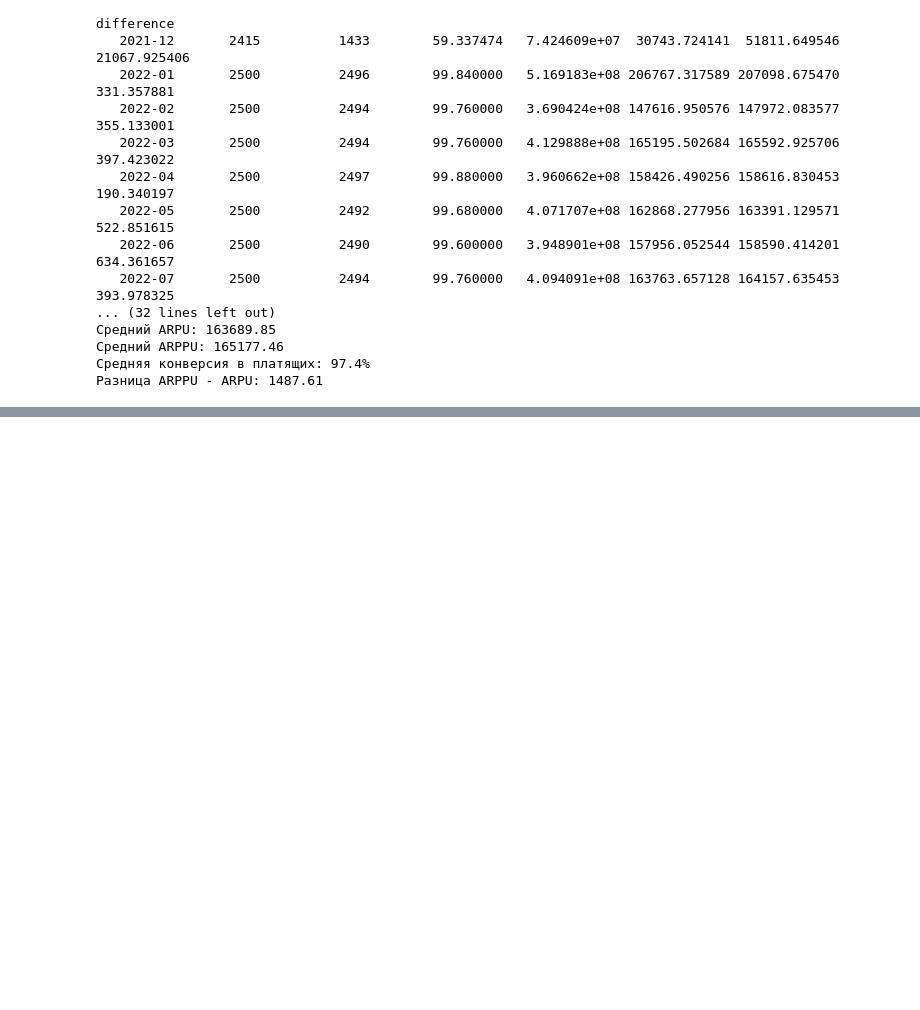
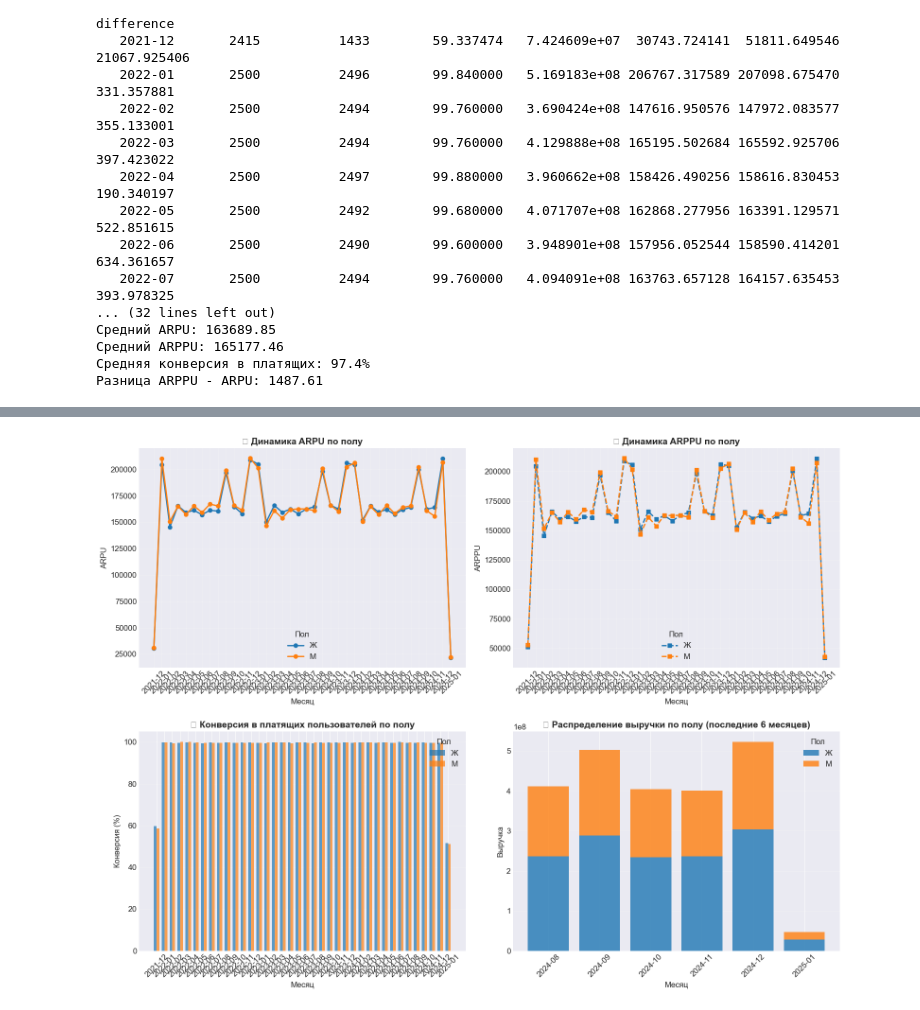
Before and after one commit to Konstantin-Sukh/big_data_yandex, a Jupyter notebook: arpu.ipynb, the cells around one changed output, grey strips where cells are left out. Drawn from its saved outputs; the diff is of its cells as text; code cells hidden in the pictures; blank space fills up the shorter version.

```diff
--- a/arpu.ipynb
+++ b/arpu.ipynb
@@ -340,0 +446,87 @@ plt.grid(True, alpha=0.3)
+# %%
+import matplotlib.pyplot as plt
+import seaborn as sns
+
+# Устанавливаем стиль
+plt.style.use('seaborn-v0_8-darkgrid')
+fig, axes = plt.subplots(2, 2, figsize=(16, 12))
+
+# График 1: Динамика ARPU по полу
+for gender in arpu_gender_df['gender'].unique():
+    gender_data = arpu_gender_df[arpu_gender_df['gender'] == gender].sort_values('year_month')
+    axes[0, 0].plot(gender_data['year_month'], gender_data['ARPU'],
+                   marker='o', linewidth=2, label=gender, markersize=6)
+
+axes[0, 0].set_title('📈 Динамика ARPU по полу', fontsize=14, fontweight='bold')
+axes[0, 0].set_xlabel('Месяц')
+axes[0, 0].set_ylabel('ARPU')
+axes[0, 0].legend(title='Пол')
+axes[0, 0].tick_params(axis='x', rotation=45)
+axes[0, 0].grid(True, alpha=0.3)
+
+# График 2: Динамика ARPPU по полу
+for gender in arpu_gender_df['gender'].unique():
+    gender_data = arpu_gender_df[arpu_gender_df['gender'] == gender].sort_values('year_month')
+    axes[0, 1].plot(gender_data['year_month'], gender_data['ARPPU'],
+                   marker='s', linewidth=2, label=gender, markersize=6, linestyle='--')
+
+axes[0, 1].set_title('💰 Динамика ARPPU по полу', fontsize=14, fontweight='bold')
+axes[0, 1].set_xlabel('Месяц')
+axes[0, 1].set_ylabel('ARPPU')
+axes[0, 1].legend(title='Пол')
+axes[0, 1].tick_params(axis='x', rotation=45)
+axes[0, 1].grid(True, alpha=0.3)
+
+# График 3: Конверсия по полу
+bar_width = 0.35
+months = sorted(arpu_gender_df['year_month'].unique())
+x = range(len(months))
+
+for idx, gender in enumerate(arpu_gender_df['gender'].unique()):
+    gender_data = arpu_gender_df[arpu_gender_df['gender'] == gender].sort_values('year_month')
+    positions = [i + bar_width * idx for i in x]
+    axes[1, 0].bar(positions, gender_data['conversion_rate'],
+                  width=bar_width, label=gender, alpha=0.7)
+
+axes[1, 0].set_title('📊 Конверсия в платящих пользователей по полу', fontsize=14, fontweight='bold')
+axes[1, 0].set_xlabel('Месяц')
+axes[1, 0].set_ylabel('Конверсия (%)')
+axes[1, 0].set_xticks([i + bar_width/2 for i in x])
+axes[1, 0].set_xticklabels(months, rotation=45)
+axes[1, 0].legend(title='Пол')
+axes[1, 0].grid(True, alpha=0.3, axis='y')
+
+# График 4: Доля выручки по полу
+last_6_months = sorted(arpu_gender_df['year_month'].unique())[-6:]
+recent_data = arpu_gender_df[arpu_gender_df['year_month'].isin(last_6_months)]
+
+# Создаем stacked bar chart
+months_sorted = sorted(recent_data['year_month'].unique())
+bottom_values = [0] * len(months_sorted)
+
+for gender in sorted(recent_data['gender'].unique()):
+    gender_values = []
+    for month in months_sorted:
+        month_gender_data = recent_data[(recent_data['year_month'] == month) &
+                                        (recent_data['gender'] == gender)]
+        if len(month_gender_data) > 0:
+            gender_values.append(month_gender_data['total_revenue'].iloc[0])
+        else:
+            gender_values.append(0)
+
+    axes[1, 1].bar(months_sorted, gender_values, bottom=bottom_values,
+                  label=gender, alpha=0.8)
+    bottom_values = [bottom + value for bottom, value in zip(bottom_values, gender_values)]
+
+axes[1, 1].set_title('🎯 Распределение выручки по полу (последние 6 месяцев)',
+                    fontsize=14, fontweight='bold')
+axes[1, 1].set_xlabel('Месяц')
+axes[1, 1].set_ylabel('Выручка')
+axes[1, 1].tick_params(axis='x', rotation=45)
+axes[1, 1].legend(title='Пол')
+axes[1, 1].grid(True, alpha=0.3, axis='y')
+
+plt.tight_layout()
+plt.show()
+# %% [output]
+[figure, added]
```
Also changed, not shown: parts of 4 cells of this notebook.
